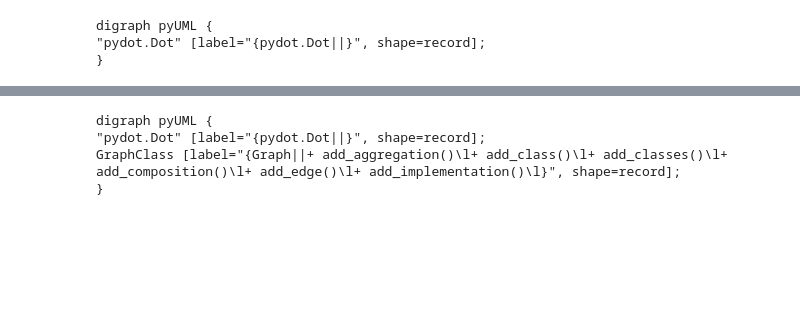
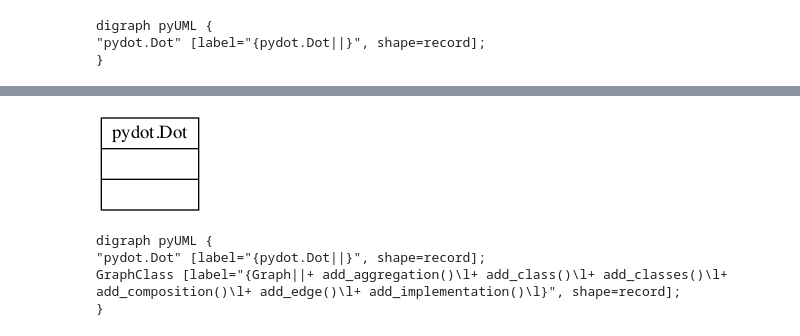
Before and after one commit to trevismd/pyUML, a Jupyter notebook: doc/usage.ipynb, the cells around one changed output, grey strips where cells are left out. Drawn from its saved outputs; the diff is of its cells as text; code cells hidden in the pictures; blank space fills up the shorter version.

```diff
--- a/doc/usage.ipynb
+++ b/doc/usage.ipynb
@@ -24,3 +24,7 @@ digraph pyUML {
+# %%
+Image("./dot_only.png")
+# %% [output]
+[figure, added]
 # %%
 graph_class = UMLClass(
     "GraphClass",
```
Also changed, not shown: parts of 14 cells of this notebook, 2 other files.
